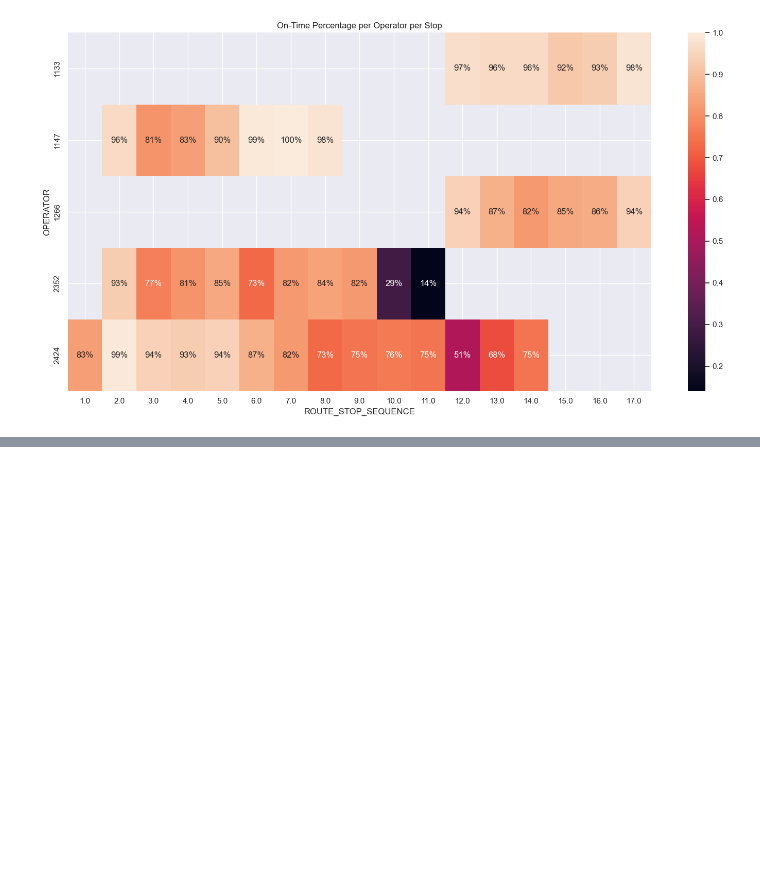
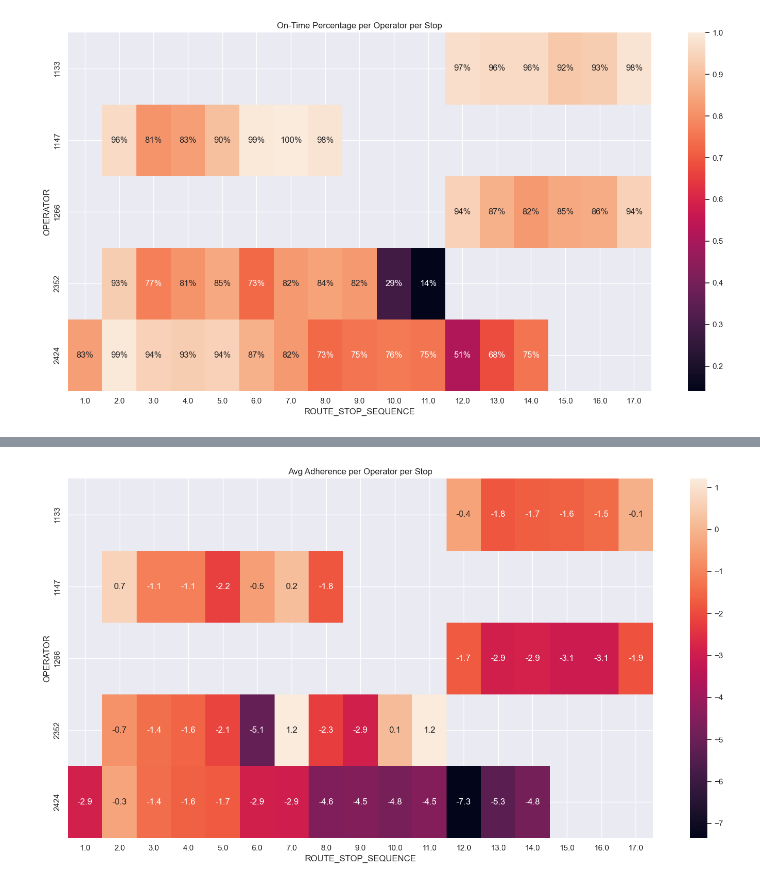
Before and after one commit to Isiybelle/wego-analysis, a Jupyter notebook: notebooks/TKhercules.ipynb, the cells around one changed output, grey strips where cells are left out. Saved outputs shown, nothing was run; the diff lists cells and outputs as text; code cells hidden in the pictures; blank space fills up the shorter version.

```diff
--- a/notebooks/TKhercules.ipynb
+++ b/notebooks/TKhercules.ipynb
@@ -746,3 +753,7 @@ plt.tight_layout()
 plt.show()
 # %% [output]
 [figure]
+# %%
+adherence_avg = (t5_df.groupby(['ROUTE_STOP_SEQUENCE', 'OPERATOR'])['ADHERENCE'].mean()
+    .reset_index().rename(columns={'ADHERENCE': 'AVG_ADHERENCE'}))
+adherence_avg
@@ -748,0 +778,6 @@ plt.show()
+# %%
+merged_adherence = (
+    t5_stop_adherence.reset_index().merge(adherence_avg, on=['ROUTE_STOP_SEQUENCE', 'OPERATOR'], how='left')
+    .set_index(['ROUTE_STOP_SEQUENCE', 'OPERATOR']))
+merged_adherence
+#merged_adherence.to_csv('merged_adherence.csv')
@@ -748,0 +803,15 @@ plt.show()
+# %%
+heat_data = merged_adherence.reset_index().pivot(
+    index='OPERATOR', columns='ROUTE_STOP_SEQUENCE', values='AVG_ADHERENCE'
+)
+
+plt.figure(figsize=(15, 8))
+#sns.heatmap(heat_data, cmap='YlGnBu', annot=False, vmin=0, vmax=1)
+sns.heatmap(heat_data, annot=True, fmt=".1f")
+plt.title('Avg Adherence per Operator per Stop')
+plt.xlabel('ROUTE_STOP_SEQUENCE')
+plt.ylabel('OPERATOR')
+plt.tight_layout()
+plt.show()
+# %% [output]
+[figure, added]
```
Also changed, not shown: parts of 9 cells of this notebook, 3 other files.
